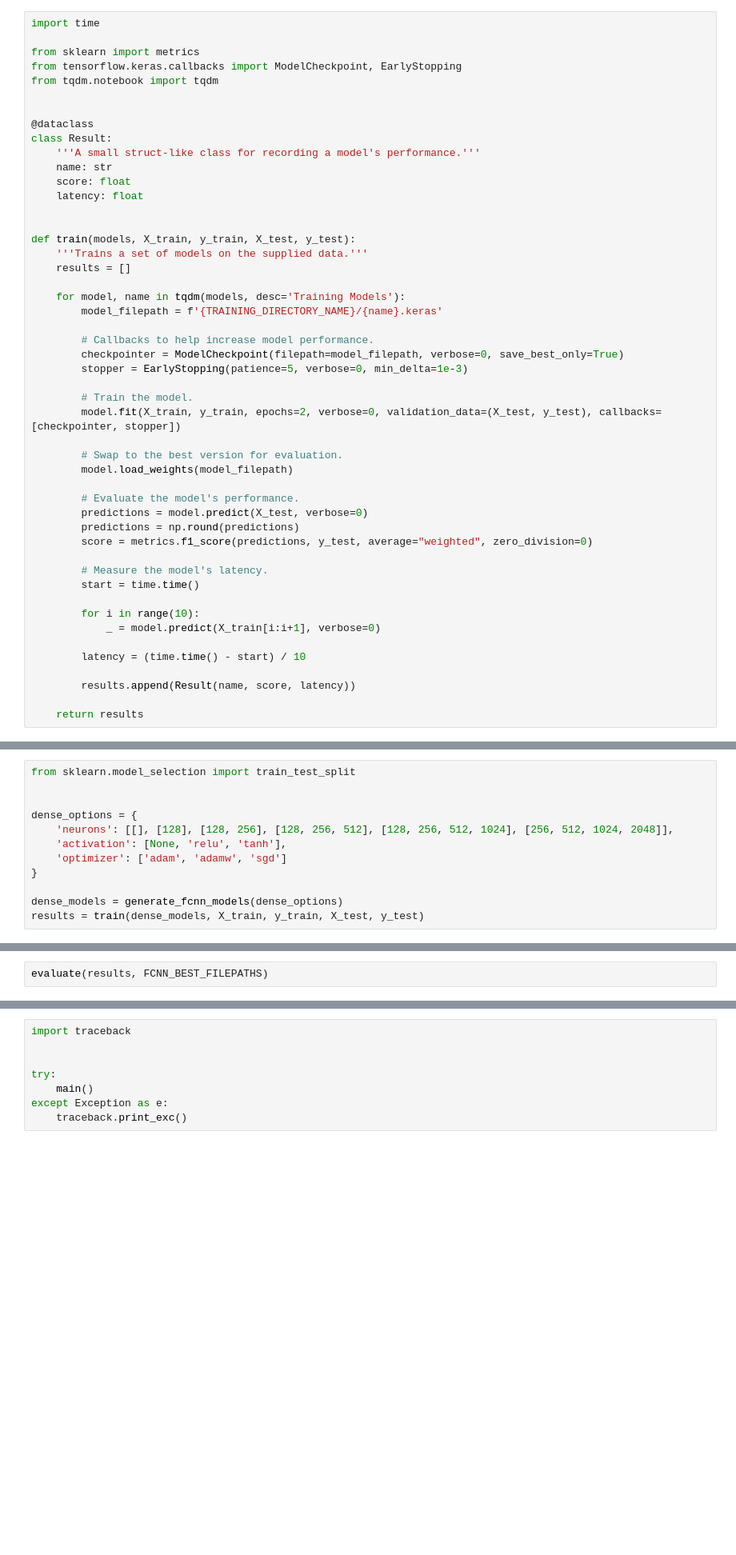
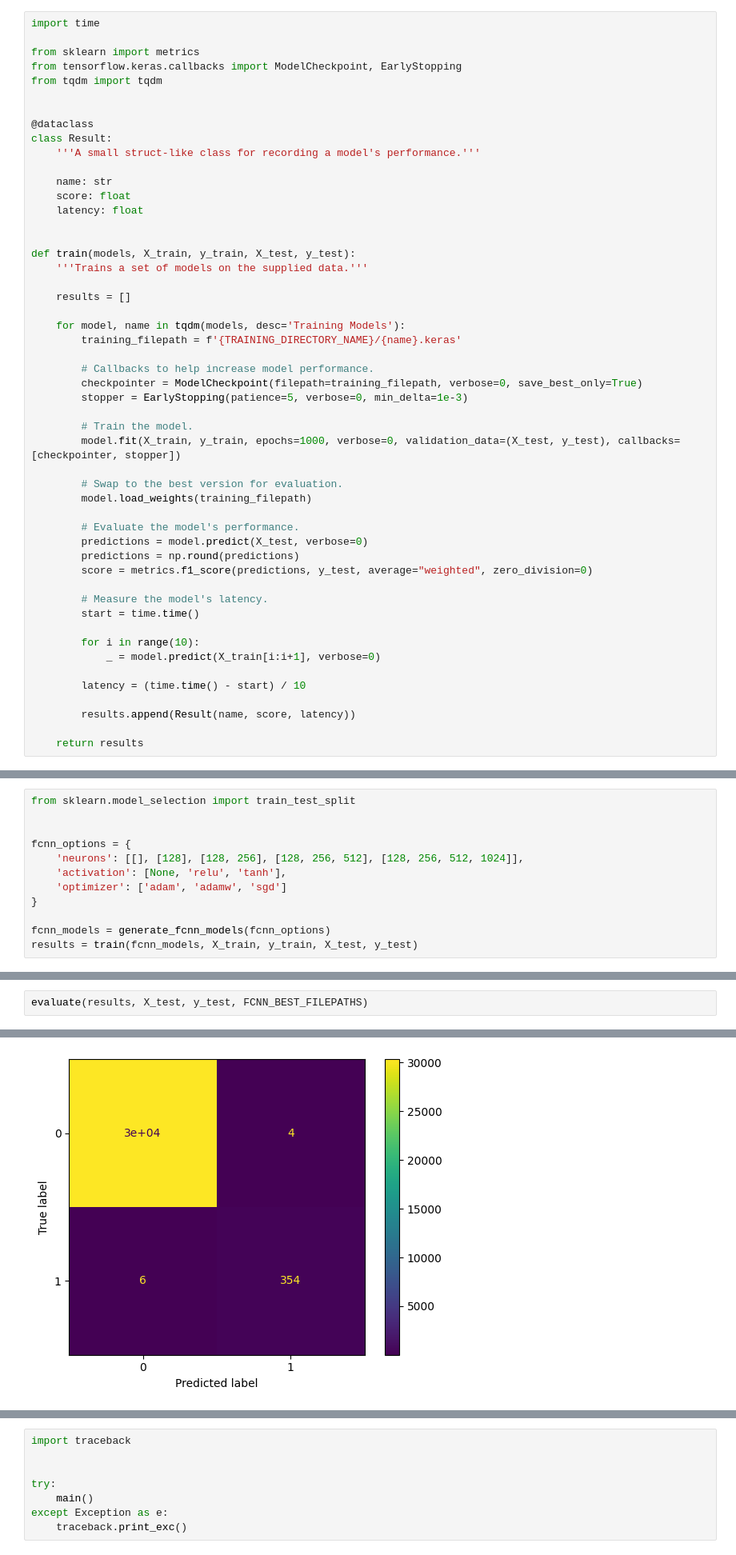
Before and after one commit to PeanutButterRat/deeppong, a Jupyter notebook: notebook.ipynb, the cells around one changed output, grey strips where cells are left out. Shown at 80% size. Cells and saved outputs as stored; diff of their text form; blank space fills up the shorter version.

```diff
--- a/notebook.ipynb
+++ b/notebook.ipynb
@@ -203,12 +235,13 @@ import time
 
 from sklearn import metrics
 from tensorflow.keras.callbacks import ModelCheckpoint, EarlyStopping
-from tqdm.notebook import tqdm
+from tqdm import tqdm
 
 
 @dataclass
 class Result:
     '''A small struct-like class for recording a model's performance.'''
+
     name: str
     score: float
     latency: float
@@ -216,20 +249,21 @@ class Result:
 
 def train(models, X_train, y_train, X_test, y_test):
     '''Trains a set of models on the supplied data.'''
+
     results = []
 
     for model, name in tqdm(models, desc='Training Models'):
-        model_filepath = f'{TRAINING_DIRECTORY_NAME}/{name}.keras'
+        training_filepath = f'{TRAINING_DIRECTORY_NAME}/{name}.keras'
 
         # Callbacks to help increase model performance.
-        checkpointer = ModelCheckpoint(filepath=model_filepath, verbose=0, save_best_only=True)
+        checkpointer = ModelCheckpoint(filepath=training_filepath, verbose=0, save_best_only=True)
         stopper = EarlyStopping(patience=5, verbose=0, min_delta=1e-3)
 
         # Train the model.
-        model.fit(X_train, y_train, epochs=2, verbose=0, validation_data=(X_test, y_test), callbacks=[checkpointer, stopper])
+        model.fit(X_train, y_train, epochs=1000, verbose=0, validation_data=(X_test, y_test), callbacks=[checkpointer, stopper])
 
         # Swap to the best version for evaluation.
-        model.load_weights(model_filepath)
+        model.load_weights(training_filepath)
 
         # Evaluate the model's performance.
         predictions = model.predict(X_test, verbose=0)
@@ -318,11 +427,11 @@ X_train.shape[0], X_test.shape[0], FEATURES, y_train.shape[1]
 from sklearn.model_selection import train_test_split
 
 
-dense_options = {
-    'neurons': [[], [128], [128, 256], [128, 256, 512], [128, 256, 512, 1024], [256, 512, 1024, 2048]],
+fcnn_options = {
+    'neurons': [[], [128], [128, 256], [128, 256, 512], [128, 256, 512, 1024]],
     'activation': [None, 'relu', 'tanh'],
     'optimizer': ['adam', 'adamw', 'sgd']
 }
 
-dense_models = generate_fcnn_models(dense_options)
-results = train(dense_models, X_train, y_train, X_test, y_test)
+fcnn_models = generate_fcnn_models(fcnn_options)
+results = train(fcnn_models, X_train, y_train, X_test, y_test)
@@ -329,2 +440,3 @@ results = train(dense_models, X_train, y_train, X_test, y_test)
 # %%
-evaluate(results, FCNN_BEST_FILEPATHS)
+evaluate(results, X_test, y_test, FCNN_BEST_FILEPATHS)
+# %% [output]
@@ -330,0 +460 @@ evaluate(results, FCNN_BEST_FILEPATHS)
+[figure, added]
```
Also changed, not shown: parts of 44 cells of this notebook, 1 other file.
